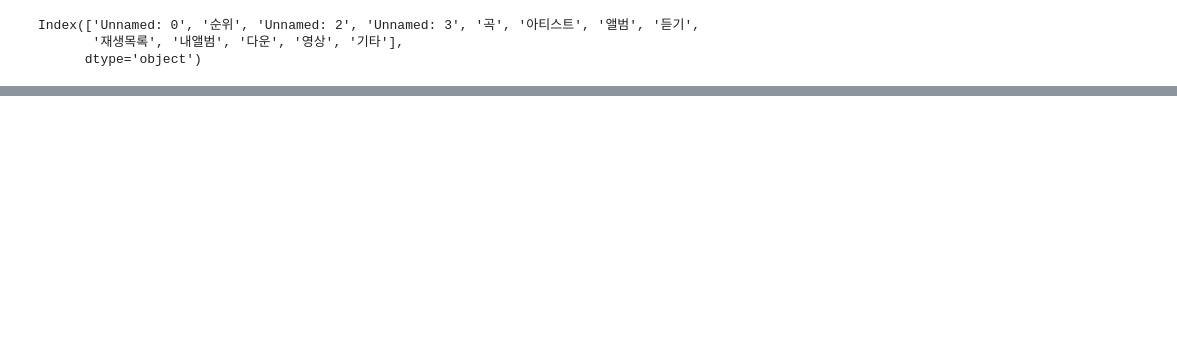
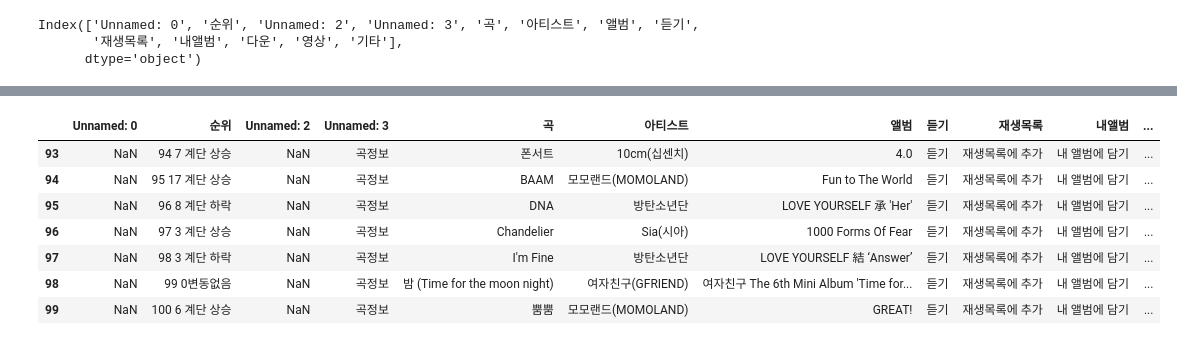
Before and after one commit to HyungtaeMoon/pandas-melon, a Jupyter notebook: bugs.ipynb, the cells around one changed output, grey strips where cells are left out. Saved outputs shown, nothing was run; the diff lists cells and outputs as text; code cells hidden in the pictures; blank space fills up the shorter version.

```diff
--- a/bugs.ipynb
+++ b/bugs.ipynb
@@ -72,0 +178,11 @@ Index(['Unnamed: 0', '순위', 'Unnamed: 2', 'Unnamed: 3', '곡', '아티스트'
+# %%
+chart_df.tail(7)
+# %% [output]
+|  | Unnamed: 0 | 순위 | Unnamed: 2 | Unnamed: 3 | 곡 | 아티스트 | 앨범 | 듣기 | 재생목록 | 내앨범 | ... |
+| 93 | NaN | 94 7 계단 상승 | NaN | 곡정보 | 폰서트 | 10cm(십센치) | 4.0 | 듣기 | 재생목록에 추가 | 내 앨범에 담기 | ... |
+| 94 | NaN | 95 17 계단 상승 | NaN | 곡정보 | BAAM | 모모랜드(MOMOLAND) | Fun to The World | 듣기 | 재생목록에 추가 | 내 앨범에 담기 | ... |
+| 95 | NaN | 96 8 계단 하락 | NaN | 곡정보 | DNA | 방탄소년단 | LOVE YOURSELF 承 'Her' | 듣기 | 재생목록에 추가 | 내 앨범에 담기 | ... |
+| 96 | NaN | 97 3 계단 상승 | NaN | 곡정보 | Chandelier | Sia(시아) | 1000 Forms Of Fear | 듣기 | 재생목록에 추가 | 내 앨범에 담기 | ... |
+| 97 | NaN | 98 3 계단 하락 | NaN | 곡정보 | I'm Fine | 방탄소년단 | LOVE YOURSELF 結 ‘Answer’ | 듣기 | 재생목록에 추가 | 내 앨범에 담기 | ... |
+| 98 | NaN | 99 0변동없음 | NaN | 곡정보 | 밤 (Time for the moon night) | 여자친구(GFRIEND) | 여자친구 The 6th Mini Album 'Time for... | 듣기 | 재생목록에 추가 | 내 앨범에 담기 | ... |
+| 99 | NaN | 100 6 계단 상승 | NaN | 곡정보 | 뿜뿜 | 모모랜드(MOMOLAND) | GREAT! | 듣기 | 재생목록에 추가 | 내 앨범에 담기 | ... |
```
Also changed, not shown: parts of 23 cells of this notebook.
